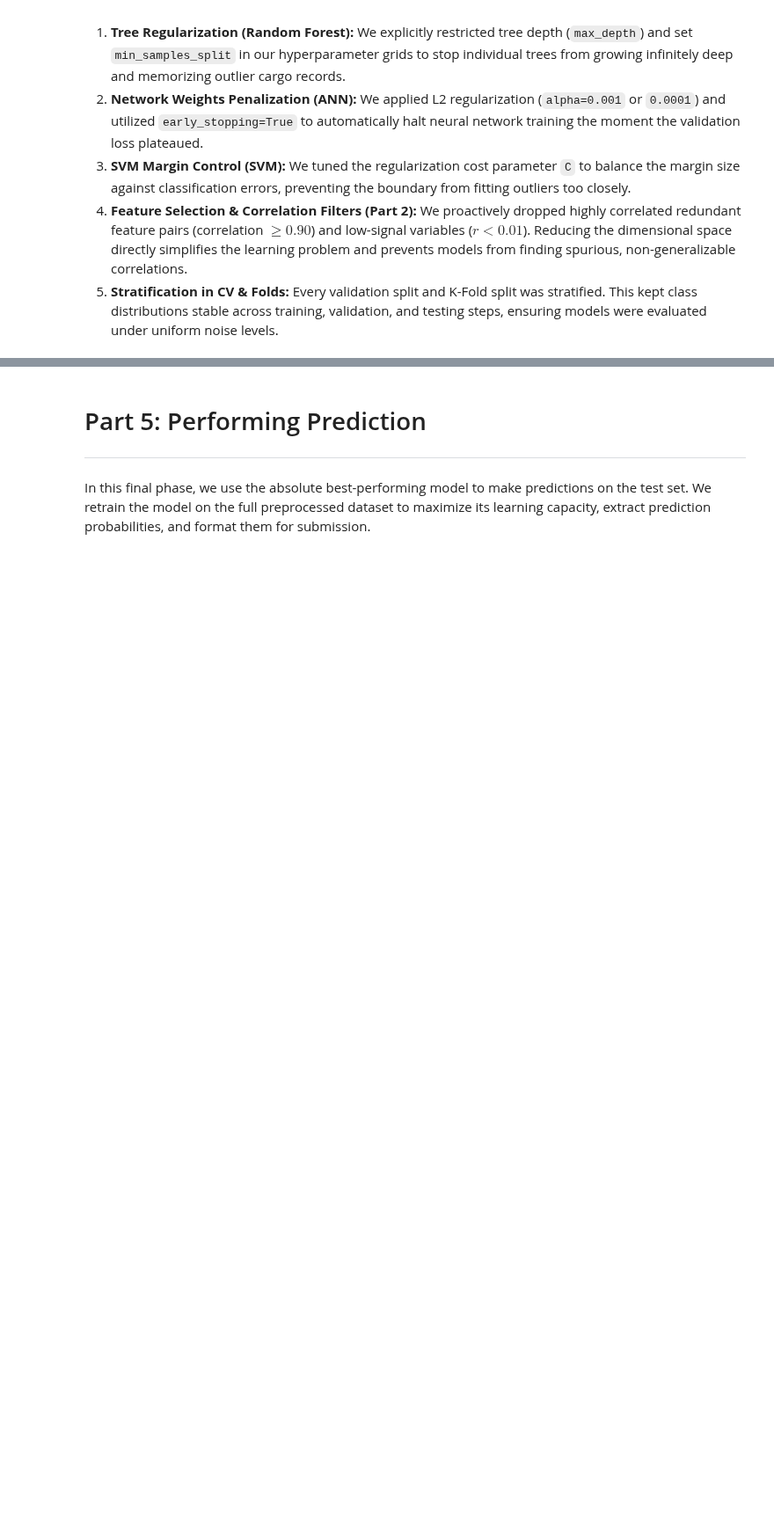
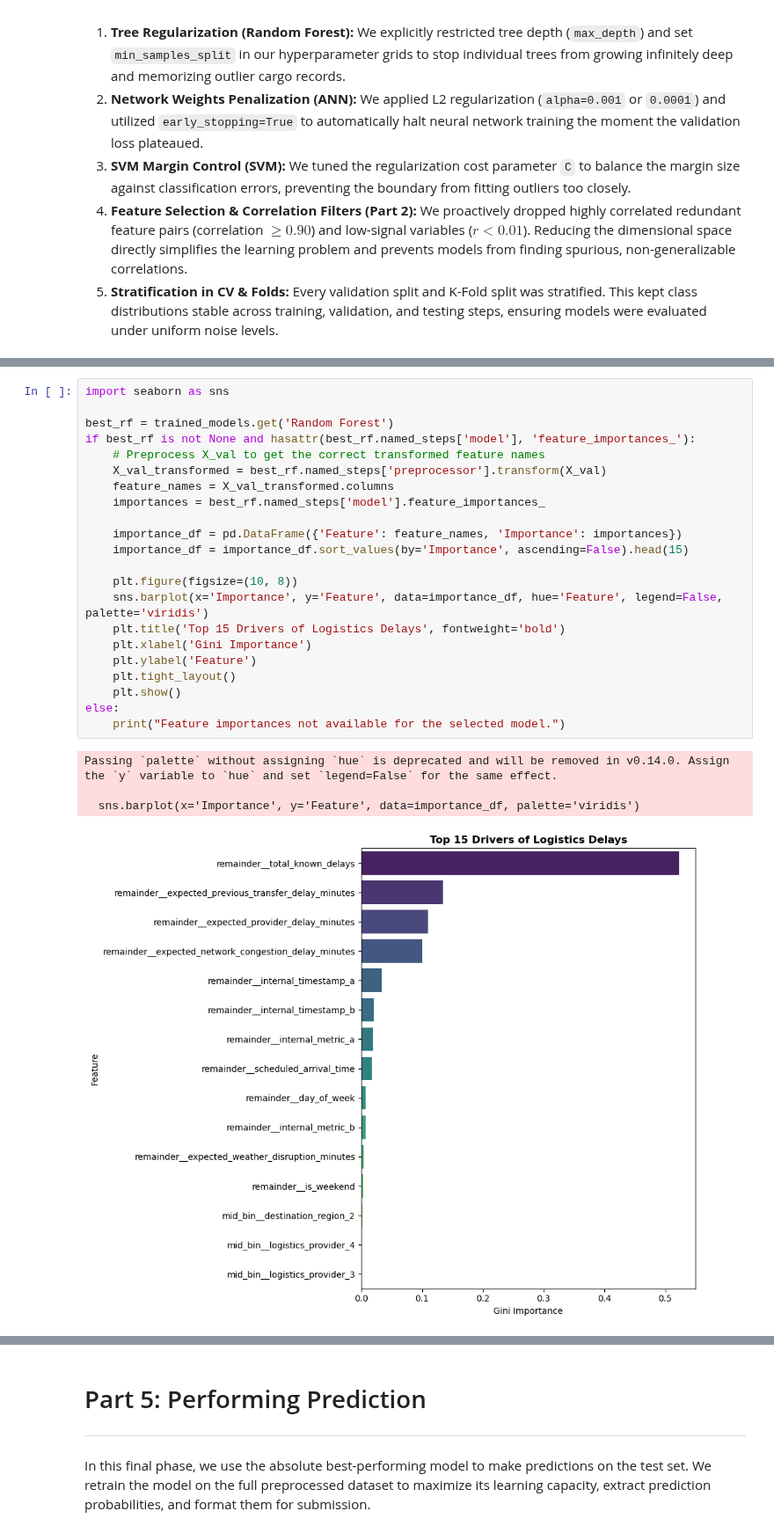
Before and after one commit to InbarKedem/final-project-intro-to-ml, a Jupyter notebook: task.ipynb, the cells around one changed output, grey strips where cells are left out. Shown at 88% size. Saved outputs shown, nothing was run; the diff lists cells and outputs as text; blank space fills up the shorter version.

```diff
--- a/task.ipynb
+++ b/task.ipynb
@@ -2928,0 +2951,27 @@ To ensure our best-performing model achieves strong generalization, we took the
+# %%
+import seaborn as sns
+
+best_rf = trained_models.get('Random Forest')
+if best_rf is not None and hasattr(best_rf.named_steps['model'], 'feature_importances_'):
+    # Preprocess X_val to get the correct transformed feature names
+    X_val_transformed = best_rf.named_steps['preprocessor'].transform(X_val)
+    feature_names = X_val_transformed.columns
+    importances = best_rf.named_steps['model'].feature_importances_
+
+    importance_df = pd.DataFrame({'Feature': feature_names, 'Importance': importances})
+    importance_df = importance_df.sort_values(by='Importance', ascending=False).head(15)
+
+    plt.figure(figsize=(10, 8))
+    sns.barplot(x='Importance', y='Feature', data=importance_df, hue='Feature', legend=False, palette='viridis')
+    plt.title('Top 15 Drivers of Logistics Delays', fontweight='bold')
+    plt.xlabel('Gini Importance')
+    plt.ylabel('Feature')
+    plt.tight_layout()
+    plt.show()
+else:
+    print("Feature importances not available for the selected model.")
+# %% [output]
+Passing `palette` without assigning `hue` is deprecated and will be removed in v0.14.0. Assign the `y` variable to `hue` and set `legend=False` for the same effect.
+
+  sns.barplot(x='Importance', y='Feature', data=importance_df, palette='viridis')
+[figure, added]
```
Also changed, not shown: parts of 14 cells of this notebook, 3 other files.
